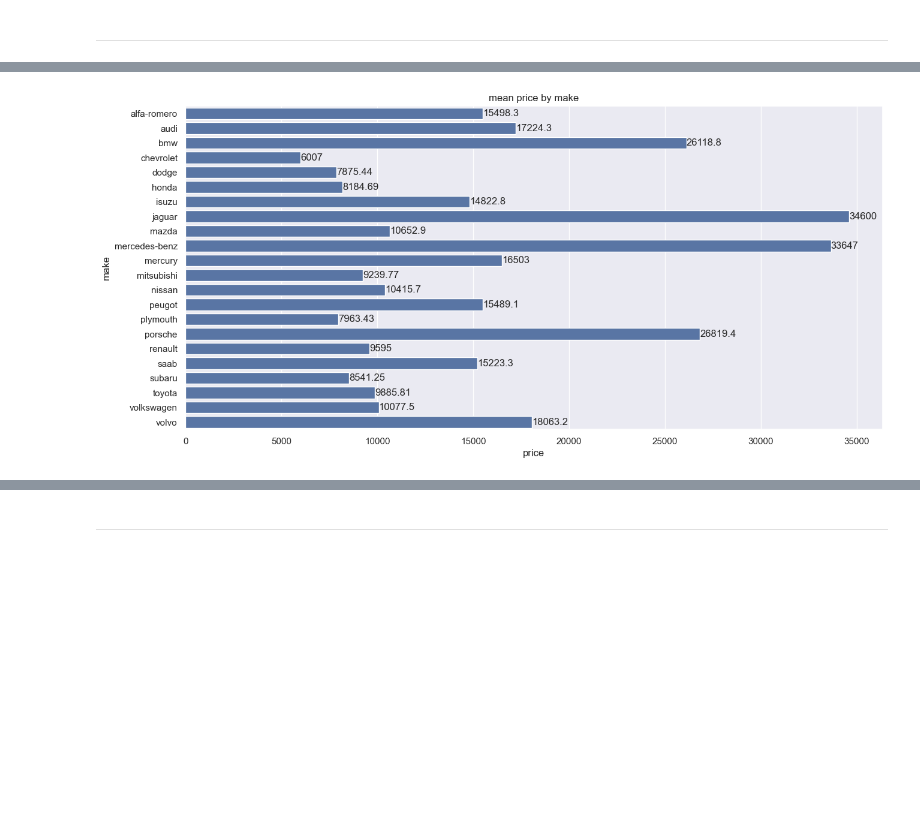
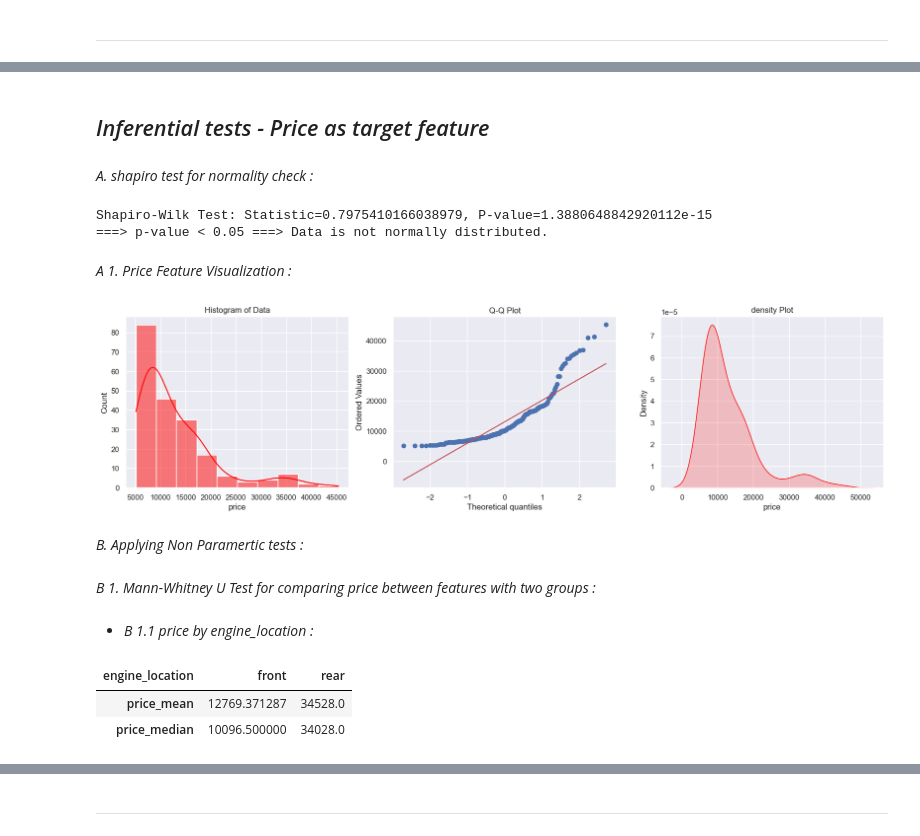
Before and after one commit to omars1234/AutoMobileML, a Jupyter notebook: NoteBook/Analysis.ipynb, the cells around one changed output, grey strips where cells are left out. Drawn from its saved outputs; the diff is of its cells as text; code cells hidden in the pictures; blank space fills up the shorter version.

Commit message:
update statistical tests

```diff
--- a/NoteBook/Analysis.ipynb
+++ b/NoteBook/Analysis.ipynb
@@ -387,9 +286,33 @@ for i in ax.containers:
-# %%
-plt.subplots(figsize=(15, 7))
-ax = sns.barplot(data=df.groupby("make")["price"].mean().to_frame(),y="make",x="price")
-ax.set(title='mean price by make')
-for i in ax.containers:
-    ax.bar_label(i,)
-plt.savefig('C:/Users/Omar/Desktop/Omar_Files/Python_Analysis/Automobile_data_Analysis/outcomes/PriceMeanByCategories/plot_price_mean_by_make.png',dpi=500);
-# %% [output]
-[figure, removed]
+# %% [markdown]
+## *Inferential tests - Price as target feature*
+# %% [markdown]
+*A. shapiro test for normality check :*
+# %%
+from scipy.stats import shapiro
+stat, p_value = shapiro(df["price"])
+print(f"Shapiro-Wilk Test: Statistic={stat}, P-value={p_value}\n===> p-value < 0.05 ===> Data is not normally distributed.")
+# %% [output]
+Shapiro-Wilk Test: Statistic=0.7975410166038979, P-value=1.3880648842920112e-15
+===> p-value < 0.05 ===> Data is not normally distributed.
+# %% [markdown]
+*A 1. Price Feature Visualization :*
+# %%
+plt.subplot(231)
+sns.histplot(df["price"], bins=10, kde=True, color="red")
+plt.title("Histogram of Data")
+
+import scipy.stats as stats
+plt.subplot(232)
+stats.probplot(df["price"], dist="norm", plot=plt)
+plt.title("Q-Q Plot")
+
+plt.subplot(233)
+sns.kdeplot(df["price"], color="red", fill=True, alpha=0.2)
+plt.title("density Plot")
+plt.show()
+# %% [output]
+[figure, added]
+# %% [markdown]
+*B. Applying Non Paramertic tests :*
+# %% [markdown]
+*B 1. Mann-Whitney U Test for comparing price between features with two groups :*
@@ -395,0 +346,9 @@ plt.savefig('C:/Users/Omar/Desktop/Omar_Files/Python_Analysis/Automobile_data_An
+# %% [markdown]
+* *B 1.1  price by engine_location :*
+# %%
+df.groupby("engine_location").agg(price_mean=('price', 'mean'),
+                               price_median=('price', 'median'),).T
+# %% [output]
+| engine_location | front | rear |
+| price_mean | 12769.371287 | 34528.0 |
+| price_median | 10096.500000 | 34028.0 |
```
Also changed, not shown: parts of 77 cells of this notebook, 8 other files.
